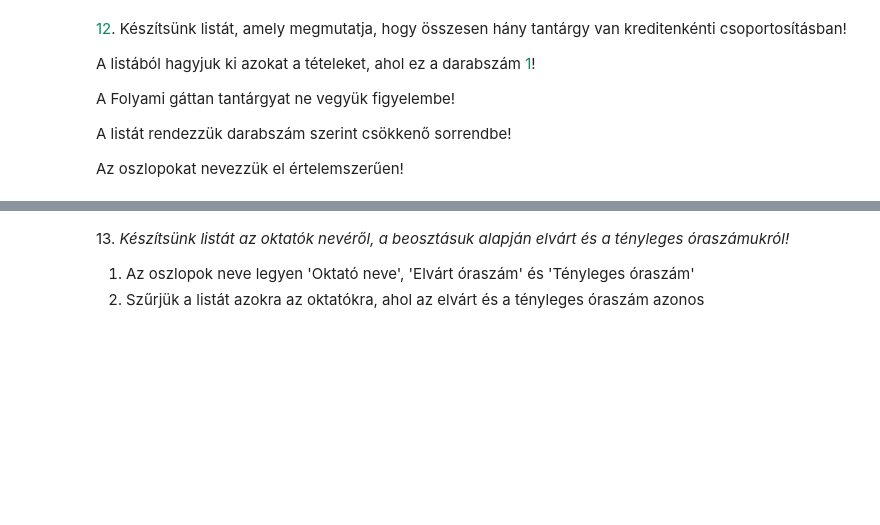
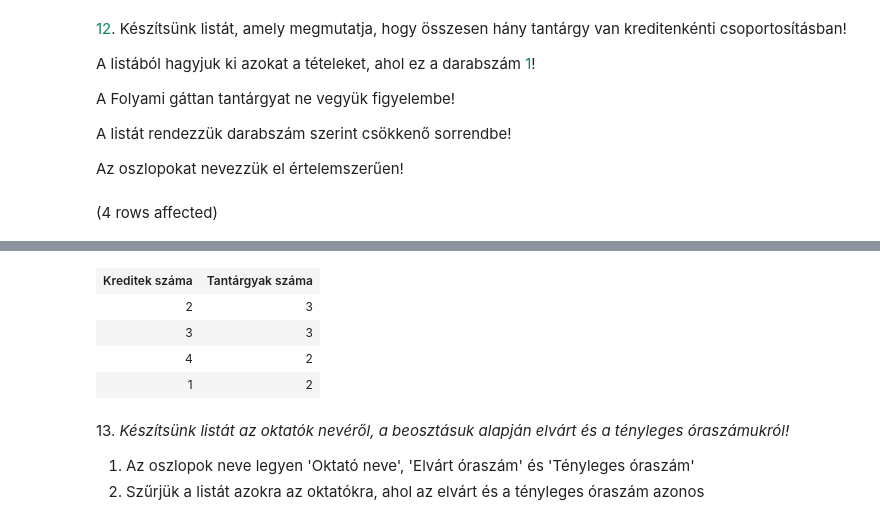
Before and after one commit to varadikitti/sqlgyak03, a Jupyter notebook: gyakorlat03_feladatok.ipynb, the cells around one changed output, grey strips where cells are left out. Saved outputs shown, nothing was run; the diff lists cells and outputs as text; code cells hidden in the pictures; blank space fills up the shorter version.

```diff
--- a/gyakorlat03_feladatok.ipynb
+++ b/gyakorlat03_feladatok.ipynb
@@ -324,3 +324,14 @@ A Folyami gáttan tantárgyat ne vegyük figyelembe!
 A listát rendezzük darabszám szerint csökkenő sorrendbe!
 
 Az oszlopokat nevezzük el értelemszerűen!
+# %%
+-- táblák: Tantárgyak
+SELECT Tantárgyak.Kredit AS 'Kreditek száma',
+        COUNT(*) AS 'Tantárgyak száma'
+FROM Tantárgyak
+WHERE Tantárgyak.Tantárgynév <> 'Folyami gáttan'
+GROUP BY Tantárgyak.Kredit
+HAVING COUNT(*) <> 1
+ORDER BY COUNT(*) DESC -- ORDER BY 'Tantárgyak száma' DESC
+# %% [output]
+(4 rows affected)
@@ -327,3 +339,8 @@ Az oszlopokat nevezzük el értelemszerűen!
+| Kreditek száma | Tantárgyak száma |
+| 2 | 3 |
+| 3 | 3 |
+| 4 | 2 |
+| 1 | 2 |
 # %% [markdown]
 13. _Készítsünk listát az oktatók nevéről, a beosztásuk alapján elvárt és a tényleges óraszámukról!_
 
```
Also changed, not shown: parts of 1 cell of this notebook.
